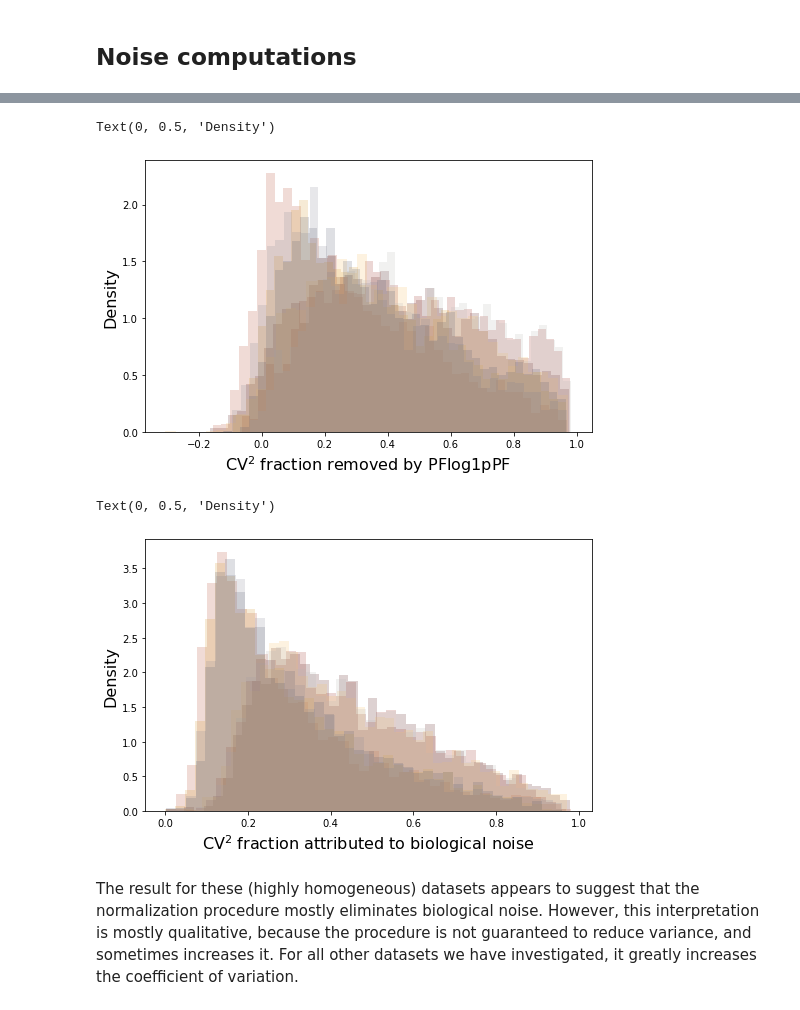
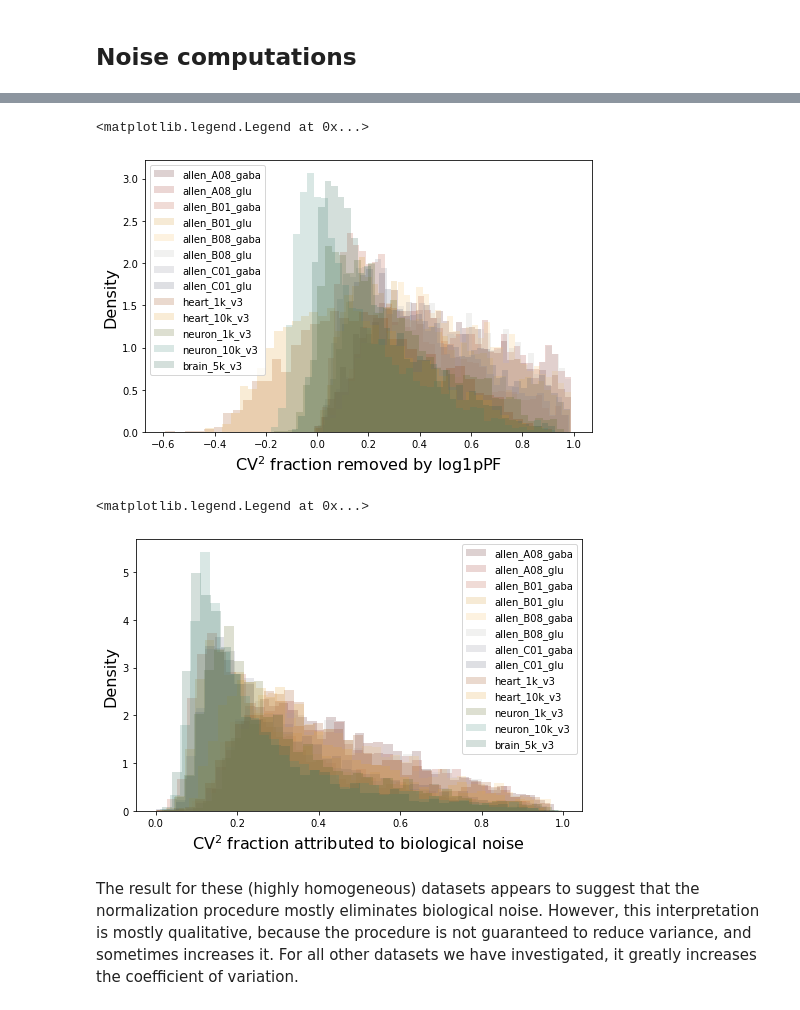
Before and after one commit to pachterlab/monod_examples, a Jupyter notebook: manuscript_computation/gg220527_var_decomp.ipynb, the cells around one changed output, grey strips where cells are left out. Cells and saved outputs as stored; diff of their text form; code cells hidden in the pictures.

```diff
--- a/manuscript_computation/gg220527_var_decomp.ipynb
+++ b/manuscript_computation/gg220527_var_decomp.ipynb
@@ -37,8 +37,14 @@ dir_string1 = './fits/gg_220527_021_allen_celltypes_1'
 
 res = [dir_string1+'/'+x for x in dn1]
 
+dn2 =  ['heart_1k','heart_10k','neuron_1k','neuron_10k','brain_5k']
+dn2 = [x+'_v3' for x in dn2]
+dataset_names = dn1 + dn2
+
+dir_string2 = './fits/gg_220526_021_modelcomp_1'
+res += [dir_string2+'/'+x for x in dn2]
 
 sr_strings = [x+'/Bursty_Poisson_20x21/grid_scan_results_upd.res' for x in res]
 
-sd_strings = [dir_string1+'/'+x+'/raw.sd' for x in dn1]
+sd_strings = [dir_string1+'/'+x+'/raw.sd' for x in dn1] + [dir_string2+'/'+x+'/raw.sd' for x in dn2]
 n_datasets = len(sr_strings)
@@ -76,0 +100,17 @@ We are interested in the relationship between the noise eliminated by the normal
+# %%
+sz=(3,5)
+fig1,ax1 = plt.subplots(sz[0],sz[1],figsize=(15,9))
+thr = [2e3, 3e3, 2e3, 3e3, 3e3, 3e3, 2e3, 3e3,1e2,1e2,5e2,3e2,6e2]
+for j in range(n_datasets):
+    axloc=np.unravel_index(j,sz)
+    sd_arr[j].knee_plot(ax1=ax1[axloc],viz=True,thr=thr[j])
+    ax1[axloc].set_title(dataset_names[j])
+fig1.delaxes(ax1[2,3])
+fig1.delaxes(ax1[2,4])
+fig1.tight_layout()
+
+
+analysis_dir_string = dir_string1+'/analysis_figures'
+fig_string = analysis_dir_string+'/kneeplots_all.png'
+plt.savefig(fig_string,dpi=450)
+log.info('Figure stored to {}.'.format(fig_string))
@@ -79,7 +122,7 @@ f_tech_naive = []
 f_mech = []
 
 for j in range(n_datasets):
-    f_tech_naive.append(sd_arr[j].get_noise_decomp()[:,1,1])
+    f_tech_naive.append(sd_arr[j].get_noise_decomp(knee_thr=thr[j])[:,1,1])
     sr_arr[j].find_sampling_optimum()
     d = sr_arr[j].get_noise_decomp()
     f_mech.append(d[:,1,1]) #bursting noise
@@ -89,21 +132,31 @@ f_mech = np.asarray(f_mech)
 # %%
 plt.figure(figsize=(8,5))
 for j in range(n_datasets):
-    plt.hist(f_tech_naive[j],nbin,alpha=0.2,density=True,facecolor=Demuth[j%len(Demuth)])
-plt.xlabel(r'CV$^2$ fraction removed by PFlog1pPF',fontsize=fs)
+    if j<len(dn1):
+        c = Demuth[j%len(Demuth)]
+    else:
+        c = Degas[j%len(Degas)]
+    plt.hist(f_tech_naive[j],nbin,alpha=0.2,density=True,facecolor=c,label=dataset_names[j])
+plt.xlabel(r'CV$^2$ fraction removed by log1pPF',fontsize=fs)
 plt.ylabel('Density',fontsize=fs)
+plt.legend()
 # %% [output]
-Text(0, 0.5, 'Density')
+<matplotlib.legend.Legend at 0x...>
-[figure, old version]
+[figure, new version]
 # %%
 plt.figure(figsize=(8,5))
 for j in range(n_datasets):
-    plt.hist(f_mech[j],nbin,alpha=0.2,density=True,facecolor=Demuth[j%len(Demuth)])
+    if j<len(dn1):
+        c = Demuth[j%len(Demuth)]
+    else:
+        c = Degas[j%len(Degas)]
+    plt.hist(f_mech[j],nbin,alpha=0.2,density=True,facecolor=c,label=dataset_names[j])
 plt.xlabel(r'CV$^2$ fraction attributed to biological noise',fontsize=fs)
 plt.ylabel('Density',fontsize=fs)
+plt.legend()
 # %% [output]
-Text(0, 0.5, 'Density')
+<matplotlib.legend.Legend at 0x...>
-[figure, old version]
+[figure, new version]
 # %% [markdown]
 The result for these (highly homogeneous) datasets appears to suggest that the normalization procedure mostly eliminates biological noise. However, this interpretation is mostly qualitative, because the procedure is not guaranteed to reduce variance, and sometimes increases it. For all other datasets we have investigated, it greatly increases the coefficient of variation.
 # %%
```
Also changed, not shown: parts of 6 cells of this notebook, 1 other file.
